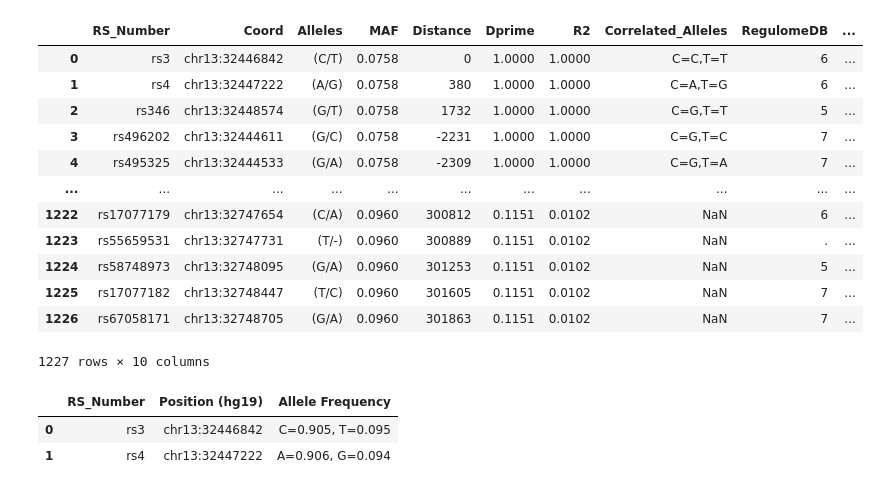
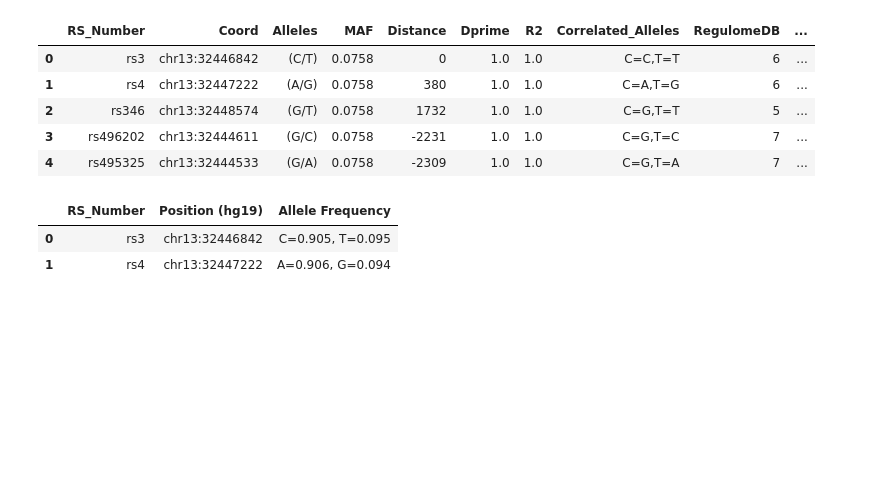
Before and after one commit to gokceneraslan/ldlink-python, a Jupyter notebook: notebook.ipynb, the cells around one changed output. Cells and saved outputs as stored; diff of their text form; code cells hidden in the pictures; blank space fills up the shorter version.

```diff
--- a/notebook.ipynb
+++ b/notebook.ipynb
@@ -4,21 +4,14 @@ from ldlink import LDlink
 api = LDlink(token='sometoken')
 # %%
 res = api.ldproxy(var='rs3', pop='CEU')
-res
+res.head()
 # %% [output]
 |  | RS_Number | Coord | Alleles | MAF | Distance | Dprime | R2 | Correlated_Alleles | RegulomeDB | ... |
-| 0 | rs3 | chr13:32446842 | (C/T) | 0.0758 | 0 | 1.0000 | 1.0000 | C=C,T=T | 6 | ... |
-| 1 | rs4 | chr13:32447222 | (A/G) | 0.0758 | 380 | 1.0000 | 1.0000 | C=A,T=G | 6 | ... |
-| 2 | rs346 | chr13:32448574 | (G/T) | 0.0758 | 1732 | 1.0000 | 1.0000 | C=G,T=T | 5 | ... |
-| 3 | rs496202 | chr13:32444611 | (G/C) | 0.0758 | -2231 | 1.0000 | 1.0000 | C=G,T=C | 7 | ... |
-| 4 | rs495325 | chr13:32444533 | (G/A) | 0.0758 | -2309 | 1.0000 | 1.0000 | C=G,T=A | 7 | ... |
-| ... | ... | ... | ... | ... | ... | ... | ... | ... | ... | ... |
-| 1222 | rs17077179 | chr13:32747654 | (C/A) | 0.0960 | 300812 | 0.1151 | 0.0102 | NaN | 6 | ... |
-| 1223 | rs55659531 | chr13:32747731 | (T/-) | 0.0960 | 300889 | 0.1151 | 0.0102 | NaN | . | ... |
-| 1224 | rs58748973 | chr13:32748095 | (G/A) | 0.0960 | 301253 | 0.1151 | 0.0102 | NaN | 5 | ... |
-| 1225 | rs17077182 | chr13:32748447 | (T/C) | 0.0960 | 301605 | 0.1151 | 0.0102 | NaN | 7 | ... |
-| 1226 | rs67058171 | chr13:32748705 | (G/A) | 0.0960 | 301863 | 0.1151 | 0.0102 | NaN | 7 | ... |
+| 0 | rs3 | chr13:32446842 | (C/T) | 0.0758 | 0 | 1.0 | 1.0 | C=C,T=T | 6 | ... |
+| 1 | rs4 | chr13:32447222 | (A/G) | 0.0758 | 380 | 1.0 | 1.0 | C=A,T=G | 6 | ... |
+| 2 | rs346 | chr13:32448574 | (G/T) | 0.0758 | 1732 | 1.0 | 1.0 | C=G,T=T | 5 | ... |
+| 3 | rs496202 | chr13:32444611 | (G/C) | 0.0758 | -2231 | 1.0 | 1.0 | C=G,T=C | 7 | ... |
+| 4 | rs495325 | chr13:32444533 | (G/A) | 0.0758 | -2309 | 1.0 | 1.0 | C=G,T=A | 7 | ... |
-1227 rows × 10 columns
 # %%
 freq, haplo = api.ldhap(snps=['rs3', 'rs4'], pop='ALL')
 # %%
```
Also changed, not shown: parts of 3 cells of this notebook.
